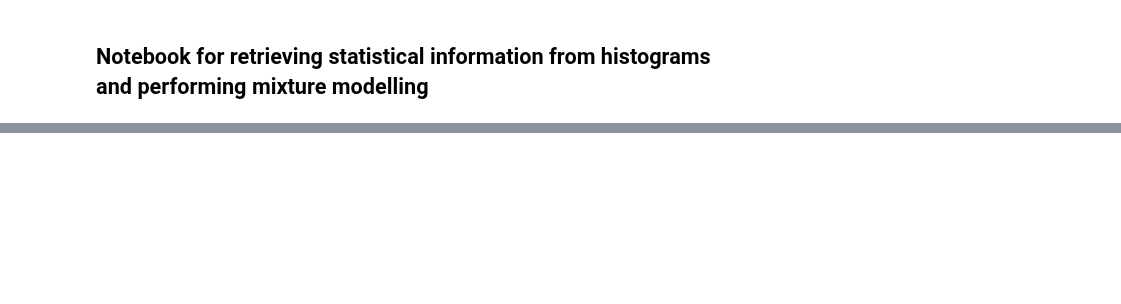
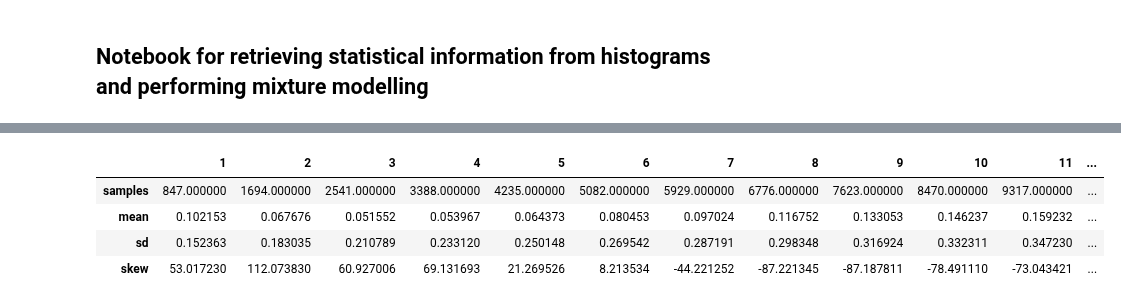
Before and after one commit to paulvautravers/Mphys-Sem-1, a Jupyter notebook: histogram_analysis.ipynb, the cells around one changed output, grey strips where cells are left out. Saved outputs shown, nothing was run; the diff lists cells and outputs as text; code cells hidden in the pictures; blank space fills up the shorter version.

```diff
--- a/histogram_analysis.ipynb
+++ b/histogram_analysis.ipynb
@@ -127,5 +128,8 @@ len(cos_theta_dict['8'])
+# %%
+step_sizes = [1,2,3,4,5,6,7,8,9,10,11,12,13,14,15]
+cos_theta_dict = get_dict_from_file('LanB1_frame600-800','cos_theta',step_sizes,batch_number=1,path='haemocyte_cos_theta_data/')
 # %%
-norm_counts, bins = plot_3d(cos_theta_dict,[1,2,3,4,5,6,7,8],100,absolute=False,data_variable="cos({})".format(r'$\theta$'))
+norm_counts, bins,sample_numbers = plot_3d(cos_theta_dict,step_sizes,20,absolute=False,data_variable="cos({})".format(r'$\theta$'))
 # %% [output]
 [interactive output not drawn]
 [interactive output not drawn]
@@ -167,14 +171,16 @@ def return_stats(counts, bins):
 
     return hist_mean,hist_sd,hist_skew
 # %%
-def get_stats_dict(total_counts,total_bins,pandas_df=True):
+def get_stats_dict(total_counts,total_bins,sample_numbers,pandas_df=True):
     stats_dict = {}
+    stats_dict['samples'] = np.empty(len(total_counts))
     stats_dict['mean'] = np.empty(len(total_counts))
     stats_dict['sd'] = np.empty(len(total_counts))
     stats_dict['skew'] = np.empty(len(total_counts))
 
     for i in np.arange(len(total_counts)):
         mean,sd,skew = return_stats(total_counts[i],total_bins[i])
+        stats_dict['samples'][i] = sample_numbers[i]
         stats_dict['mean'][i] = mean
         stats_dict['sd'][i] = sd
         stats_dict['skew'][i] = skew
@@ -187,4 +193,8 @@ def get_stats_dict(total_counts,total_bins,pandas_df=True):
         df = pd.DataFrame.from_dict(stats_dict, orient='index', columns=column_labels)
         return df.apply(pd.to_numeric, downcast='integer')
 # %%
-get_stats_dict(norm_counts,bins)
+stats_dict = get_stats_dict(norm_counts,bins,sample_numbers)
+#stats_dict['mean'].values
+sample_numbers = stats_dict.iloc[0,:].values
+mean_values = stats_dict.iloc[1,:].values
+sd_values = stats_dict.iloc[2,:].values
@@ -222,0 +201,8 @@ ax.plot(x, beta.pdf(x, a, b),
+# %%
+stats_dict
+# %% [output]
+|  | 1 | 2 | 3 | 4 | 5 | 6 | 7 | 8 | 9 | 10 | 11 | ... |
+| samples | 847.000000 | 1694.000000 | 2541.000000 | 3388.000000 | 4235.000000 | 5082.000000 | 5929.000000 | 6776.000000 | 7623.000000 | 8470.000000 | 9317.000000 | ... |
+| mean | 0.102153 | 0.067676 | 0.051552 | 0.053967 | 0.064373 | 0.080453 | 0.097024 | 0.116752 | 0.133053 | 0.146237 | 0.159232 | ... |
+| sd | 0.152363 | 0.183035 | 0.210789 | 0.233120 | 0.250148 | 0.269542 | 0.287191 | 0.298348 | 0.316924 | 0.332311 | 0.347230 | ... |
+| skew | 53.017230 | 112.073830 | 60.927006 | 69.131693 | 21.269526 | 8.213534 | -44.221252 | -87.221345 | -87.187811 | -78.491110 | -73.043421 | ... |
```
Also changed, not shown: parts of 11 cells of this notebook, 1 other file.
